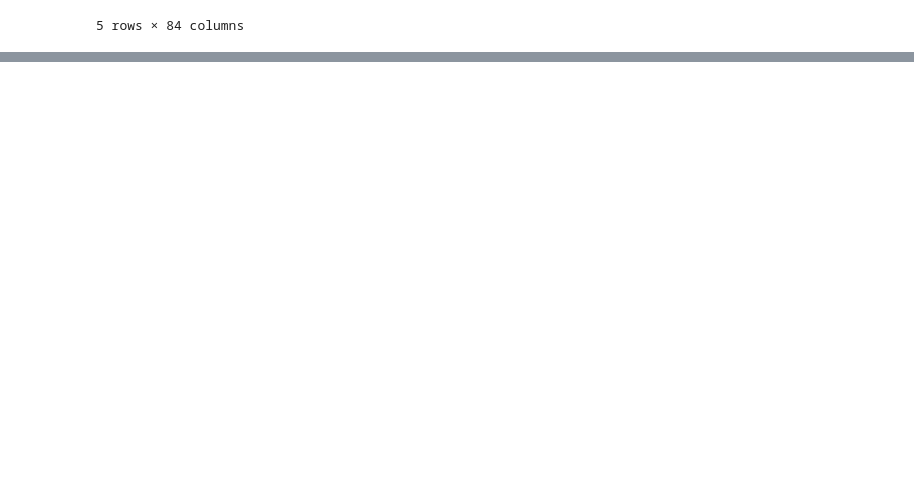
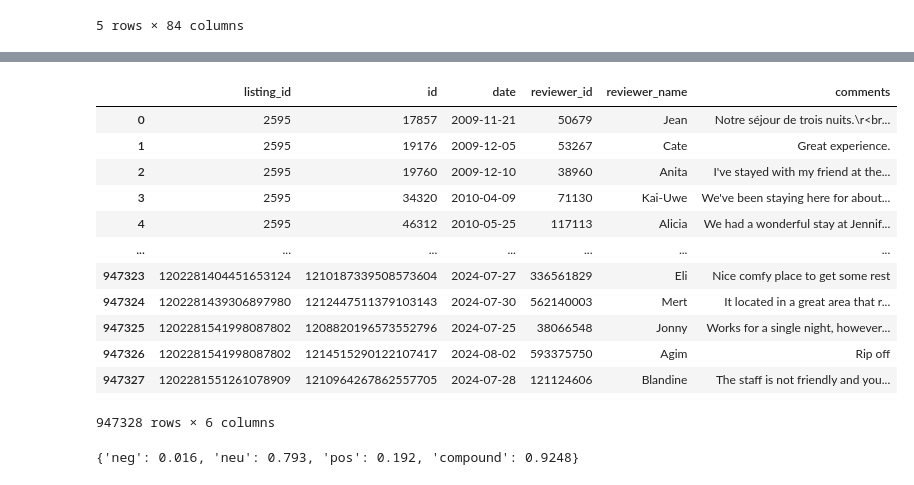
Before and after one commit to afifshomali/NYC-Airbnb-Analysis-447, a Jupyter notebook: FeatureEngineeringAirbnb.ipynb, the cells around one changed output, grey strips where cells are left out. Saved outputs shown, nothing was run; the diff lists cells and outputs as text; code cells hidden in the pictures; blank space fills up the shorter version.

```diff
--- a/FeatureEngineeringAirbnb.ipynb
+++ b/FeatureEngineeringAirbnb.ipynb
@@ -149,0 +183,25 @@ df.to_csv("Datasets/AirbnbData/Feature_Engineered_Airbnb.csv", index=False)
+# %%
+# Some testing with nltk
+rev = pd.read_csv("Datasets/AirbnbReviews/SepReviews.csv")
+
+rev
+# %% [output]
+|  | listing_id | id | date | reviewer_id | reviewer_name | comments |
+| 0 | 2595 | 17857 | 2009-11-21 | 50679 | Jean | Notre séjour de trois nuits.\r<br... |
+| 1 | 2595 | 19176 | 2009-12-05 | 53267 | Cate | Great experience. |
+| 2 | 2595 | 19760 | 2009-12-10 | 38960 | Anita | I've stayed with my friend at the... |
+| 3 | 2595 | 34320 | 2010-04-09 | 71130 | Kai-Uwe | We've been staying here for about... |
+| 4 | 2595 | 46312 | 2010-05-25 | 117113 | Alicia | We had a wonderful stay at Jennif... |
+| ... | ... | ... | ... | ... | ... | ... |
+| 947323 | 1202281404451653124 | 1210187339508573604 | 2024-07-27 | 336561829 | Eli | Nice comfy place to get some rest |
+| 947324 | 1202281439306897980 | 1212447511379103143 | 2024-07-30 | 562140003 | Mert | It located in a great area that r... |
+| 947325 | 1202281541998087802 | 1208820196573552796 | 2024-07-25 | 38066548 | Jonny | Works for a single night, however... |
+| 947326 | 1202281541998087802 | 1214515290122107417 | 2024-08-02 | 593375750 | Agim | Rip off |
+| 947327 | 1202281551261078909 | 1210964267862557705 | 2024-07-28 | 121124606 | Blandine | The staff is not friendly and you... |
+947328 rows × 6 columns
+# %%
+analyzer = SIA()
+
+analyzer.polarity_scores(rev["comments"][2].replace("\r<br/>", " "))
+# %% [output]
+{'neg': 0.016, 'neu': 0.793, 'pos': 0.192, 'compound': 0.9248}
```
Also changed, not shown: parts of 6 cells of this notebook.
